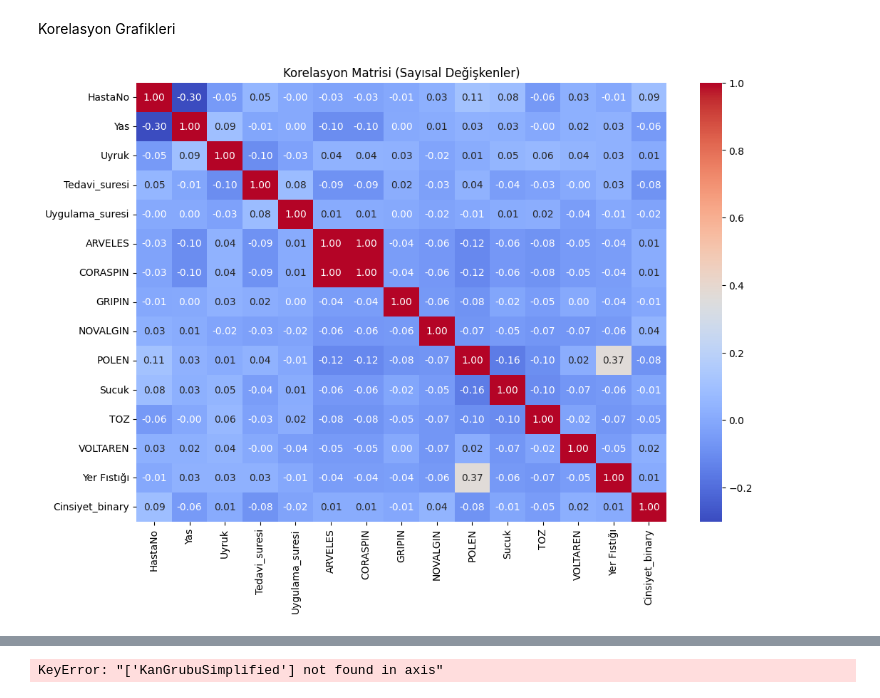
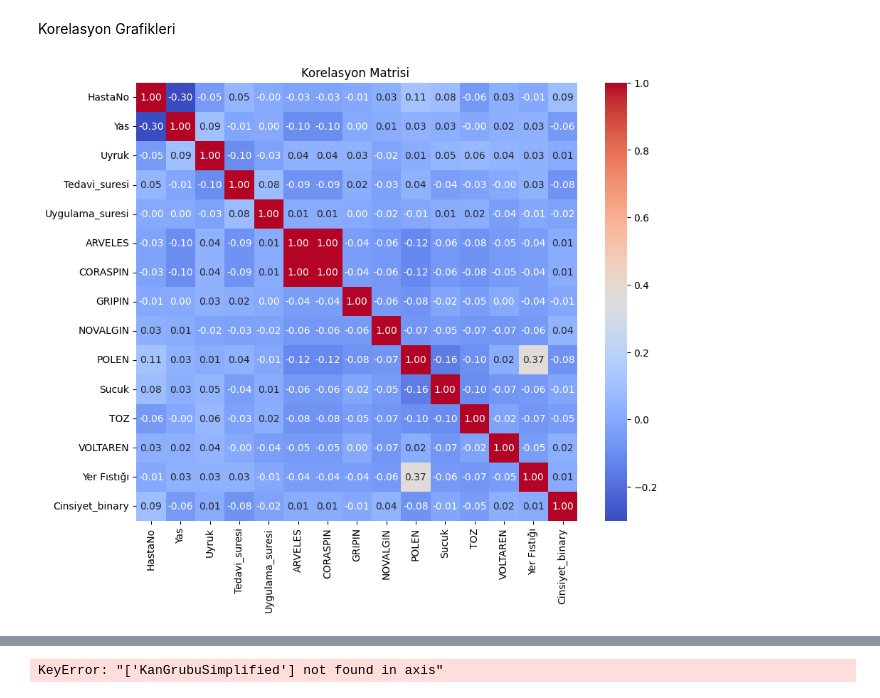
Before and after one commit to selinxxA/Pusula_Selin_Erman, a Jupyter notebook: Pusula_Staj.ipynb, the cells around one changed output, grey strips where cells are left out. Saved outputs shown, nothing was run; the diff lists cells and outputs as text; code cells hidden in the pictures.

```diff
--- a/Pusula_Staj.ipynb
+++ b/Pusula_Staj.ipynb
@@ -506,13 +506,13 @@ Korelasyon Grafikleri
 # %%
 numeric_df = df.select_dtypes(include=["int64", "float64"])
 corr = numeric_df.corr()
-# Korelasyon grafiği (heatmap)
-plt.figure(figsize=(12,8))
+
+plt.figure(figsize=(10,8))
 sns.heatmap(corr, annot=True, cmap="coolwarm", fmt=".2f")
-plt.title("Korelasyon Matrisi (Sayısal Değişkenler)")
+plt.title("Korelasyon Matrisi ")
 plt.show()
 # %% [output]
-[figure, old version]
+[figure, new version]
 # %%
 df["Alerji"] = df["Alerji"].fillna("Unknown")
 df_unique = df.groupby("HastaNo")["Alerji"].apply(lambda x: ",".join(x.unique())).reset_index()
```
